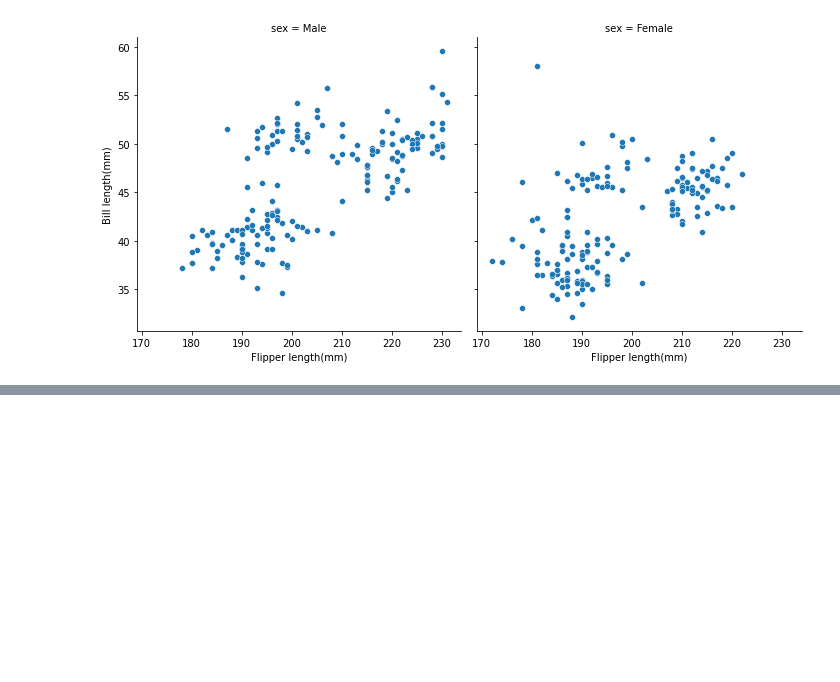
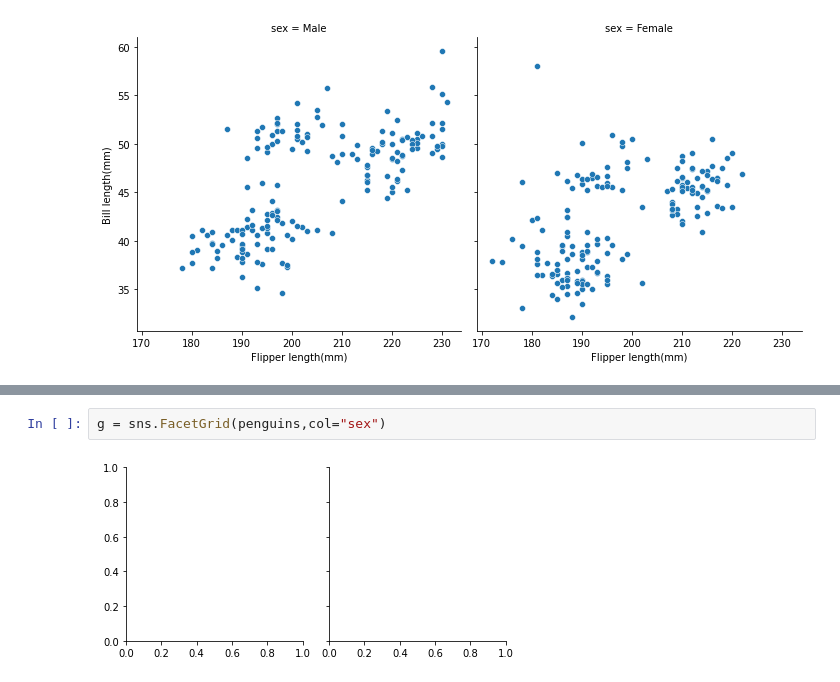
Before and after one commit to kouta0530/jupyter, a Jupyter notebook: practice/plot/overview.ipynb, the cells around one changed output, grey strips where cells are left out. Drawn from its saved outputs; the diff is of its cells as text; blank space fills up the shorter version.

```diff
--- a/practice/plot/overview.ipynb
+++ b/practice/plot/overview.ipynb
@@ -70,0 +81,4 @@ g.set_axis_labels("Flipper length(mm)","Bill length(mm)")
+# %%
+g = sns.FacetGrid(penguins,col="sex")
+# %% [output]
+[figure, added]
```
Also changed, not shown: parts of 3 cells of this notebook.
